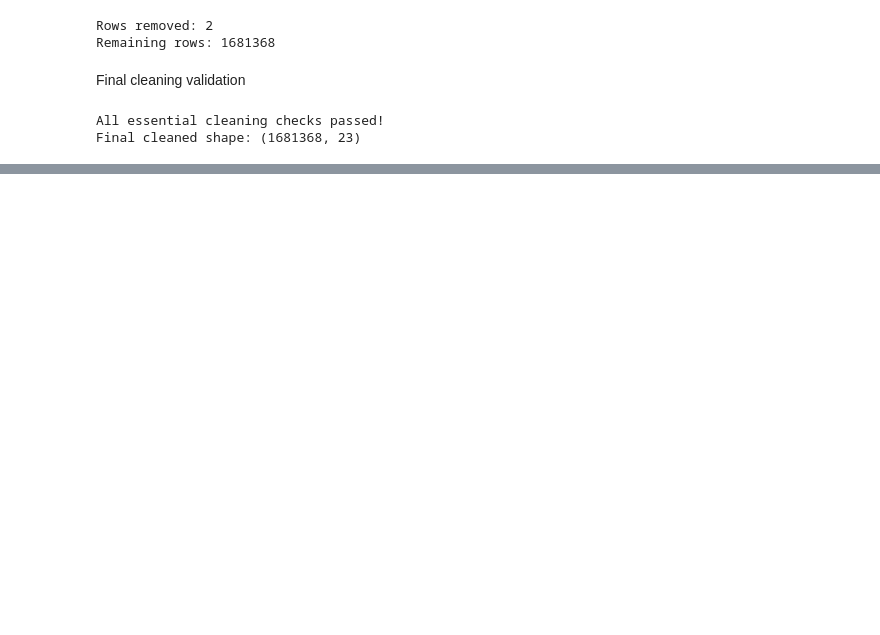
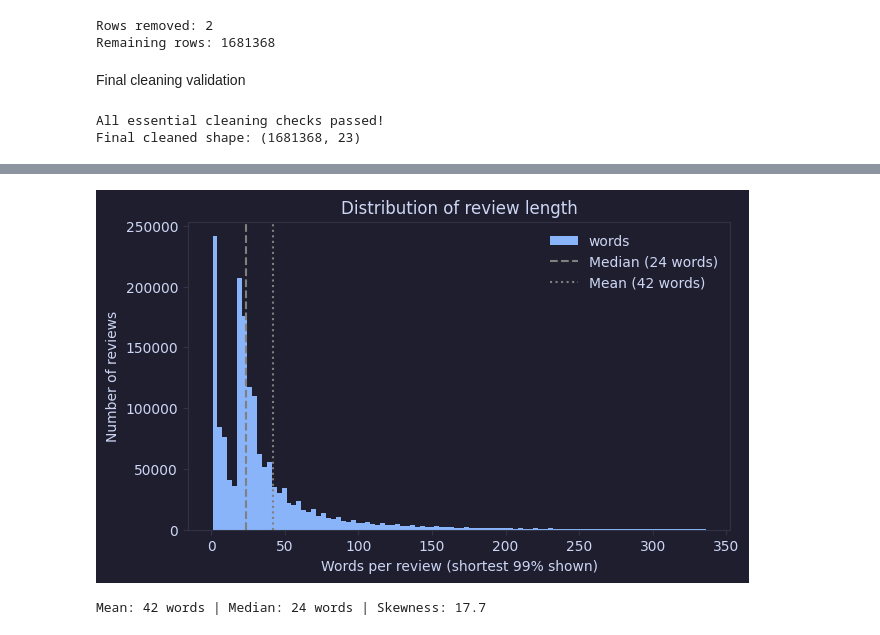
Before and after one commit to devanshmayatra/revvue, a Jupyter notebook: Checkpoint-02.ipynb, the cells around one changed output, grey strips where cells are left out. Drawn from its saved outputs; the diff is of its cells as text; code cells hidden in the pictures; blank space fills up the shorter version.

```diff
--- a/Checkpoint-02.ipynb
+++ b/Checkpoint-02.ipynb
@@ -528,0 +609,15 @@ Final cleaned shape: (1681368, 23)
+# %%
+words = eda["words"]
+mean, median, skew = words.mean(), words.median(), words.skew()
+
+ax = words[words <= words.quantile(0.99)].plot(kind="hist", bins=100, figsize=(7, 4)) # histogram so that we can see the distribution
+ax.axvline(median, color="gray", linestyle="--", linewidth=1.5, label=f"Median ({median:.0f} words)")
+ax.axvline(mean, color="gray", linestyle=":", linewidth=1.5, label=f"Mean ({mean:.0f} words)")
+ax.set(title="Distribution of review length", xlabel="Words per review (shortest 99% shown)", ylabel="Number of reviews")
+ax.legend(frameon=False)
+plt.show()
+
+print(f"Mean: {mean:.0f} words | Median: {median:.0f} words | Skewness: {skew:.1f}")
+# %% [output]
+[figure, added]
+Mean: 42 words | Median: 24 words | Skewness: 17.7
```
Also changed, not shown: parts of 22 cells of this notebook.
